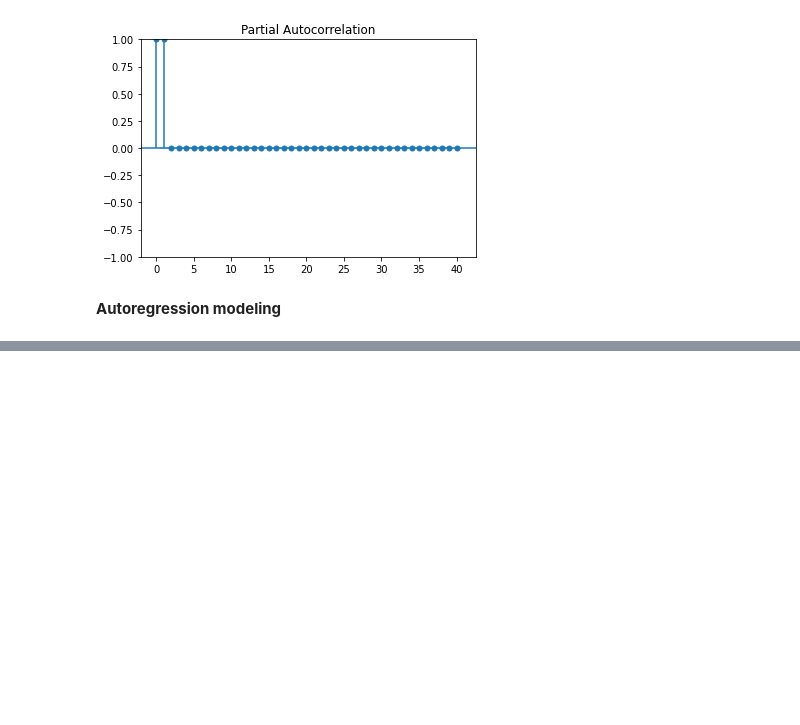
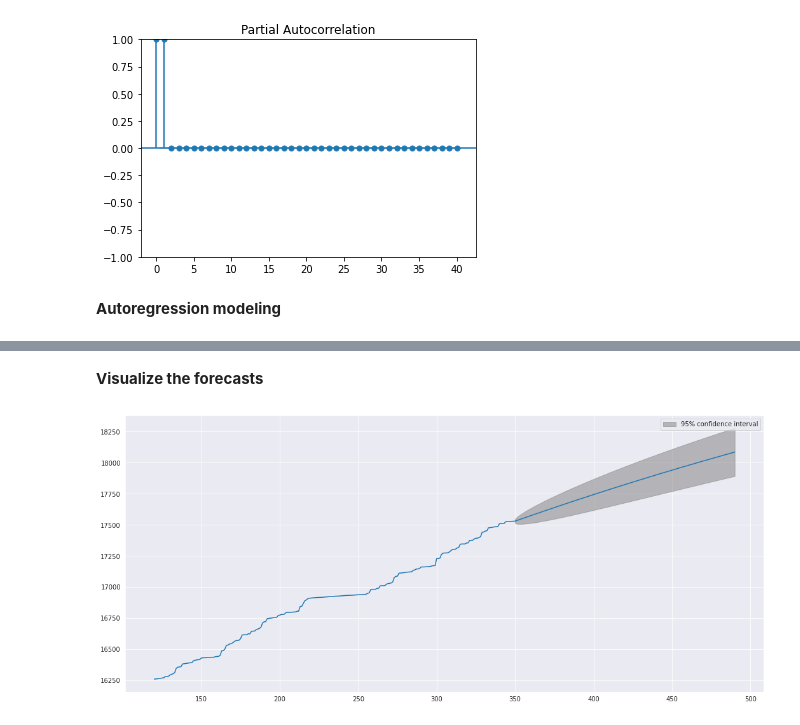
Before and after one commit to AleksandrMorozov123/Competition-on-kaggle-, a Jupyter notebook: time-series-forecasting-with-python.ipynb, the cells around one changed output, grey strips where cells are left out. Saved outputs shown, nothing was run; the diff lists cells and outputs as text; code cells hidden in the pictures; blank space fills up the shorter version.

```diff
--- a/time-series-forecasting-with-python.ipynb
+++ b/time-series-forecasting-with-python.ipynb
@@ -330,3 +330,17 @@ AutoReg Model Results
 Roots
 |  | Real | Imaginary | Modulus | Frequency |
 | AR.1 | 1.0000 | +0.0000j | 1.0000 | 0.0000 |
+# %% [markdown]
+**Visualize the forecasts**
+# %%
+# define figure style, plot package and default figure size
+sns.set_style ('darkgrid')
+pd.plotting.register_matplotlib_converters ()
+
+# default figure size
+sns.mpl.rc ('figure', figsize = (18, 8))
+
+# use plot_predict and visualize forecasts for holiday dataset
+figure = resultsH.plot_predict (120, 490)
+# %% [output]
+[figure, added]
```
Also changed, not shown: parts of 10 cells of this notebook.
